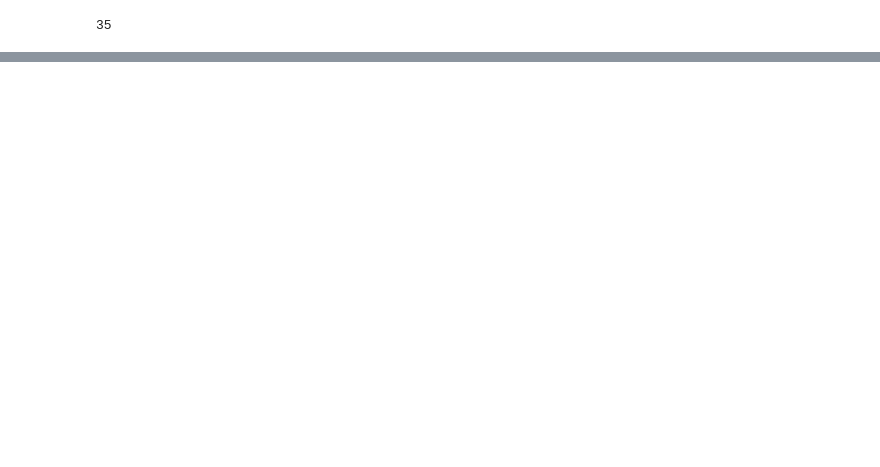
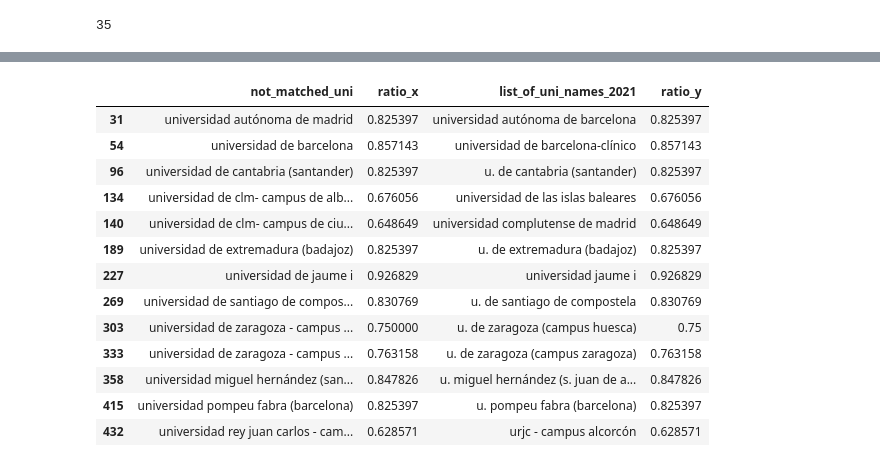
Before and after one commit to MiguelMonederoRubio/MasterDataScience_FinalProject_TFM, a Jupyter notebook: Prediction_Medicine_Selectivity_Scores.ipynb, the cells around one changed output, grey strips where cells are left out. Saved outputs shown, nothing was run; the diff lists cells and outputs as text; code cells hidden in the pictures; blank space fills up the shorter version.

```diff
--- a/Prediction_Medicine_Selectivity_Scores.ipynb
+++ b/Prediction_Medicine_Selectivity_Scores.ipynb
@@ -507,0 +375,3 @@ KeyError: 'place'
+# %%
+def similar(a, b):
+    return SequenceMatcher(None, a, b).ratio()
@@ -507,0 +398,12 @@ KeyError: 'place'
+# %%
+df1 = pd.DataFrame({
+    "not_matched_uni": list_not_matched
+})
+
+df2 = pd.DataFrame({
+    "list_of_uni_names_2021": list_of_uni_names_2021
+})
+
+df3 = pd.MultiIndex.from_product(
+    [df1["not_matched_uni"], df2["list_of_uni_names_2021"]], names=["not_matched_uni", "list_of_uni_names_2021"]
+).to_frame(index=False)
@@ -507,0 +426,6 @@ KeyError: 'place'
+# %%
+df3['ratio'] = ''
+i = 0
+for i in range(0, len(df3['not_matched_uni'])):
+    df3['ratio'][i] = similar(df3['not_matched_uni'][i], df3['list_of_uni_names_2021'][i])
+    i += 1
@@ -507,0 +452,3 @@ KeyError: 'place'
+# %%
+df4 = df3.groupby('not_matched_uni')['ratio'].max().reset_index()
+df4
@@ -507,0 +470,19 @@ KeyError: 'place'
+# %%
+df5 = pd.merge(df4,df3,on='not_matched_uni',how='left')
+df5 = df5[df5['ratio_x'] == df5['ratio_y']]
+df5
+# %% [output]
+|  | not_matched_uni | ratio_x | list_of_uni_names_2021 | ratio_y |
+| 31 | universidad autónoma de madrid | 0.825397 | universidad autónoma de barcelona | 0.825397 |
+| 54 | universidad de barcelona | 0.857143 | universidad de barcelona-clínico | 0.857143 |
+| 96 | universidad de cantabria (santander) | 0.825397 | u. de cantabria (santander) | 0.825397 |
+| 134 | universidad de clm- campus de alb... | 0.676056 | universidad de las islas baleares | 0.676056 |
+| 140 | universidad de clm- campus de ciu... | 0.648649 | universidad complutense de madrid | 0.648649 |
+| 189 | universidad de extremadura (badajoz) | 0.825397 | u. de extremadura (badajoz) | 0.825397 |
+| 227 | universidad de jaume i | 0.926829 | universidad jaume i | 0.926829 |
+| 269 | universidad de santiago de compos... | 0.830769 | u. de santiago de compostela | 0.830769 |
+| 303 | universidad de zaragoza - campus ... | 0.750000 | u. de zaragoza (campus huesca) | 0.75 |
+| 333 | universidad de zaragoza - campus ... | 0.763158 | u. de zaragoza (campus zaragoza) | 0.763158 |
+| 358 | universidad miguel hernández (san... | 0.847826 | u. miguel hernández (s. juan de a... | 0.847826 |
+| 415 | universidad pompeu fabra (barcelona) | 0.825397 | u. pompeu fabra (barcelona) | 0.825397 |
+| 432 | universidad rey juan carlos - cam... | 0.628571 | urjc - campus alcorcón | 0.628571 |
```
Also changed, not shown: parts of 77 cells of this notebook, 4 other files.
